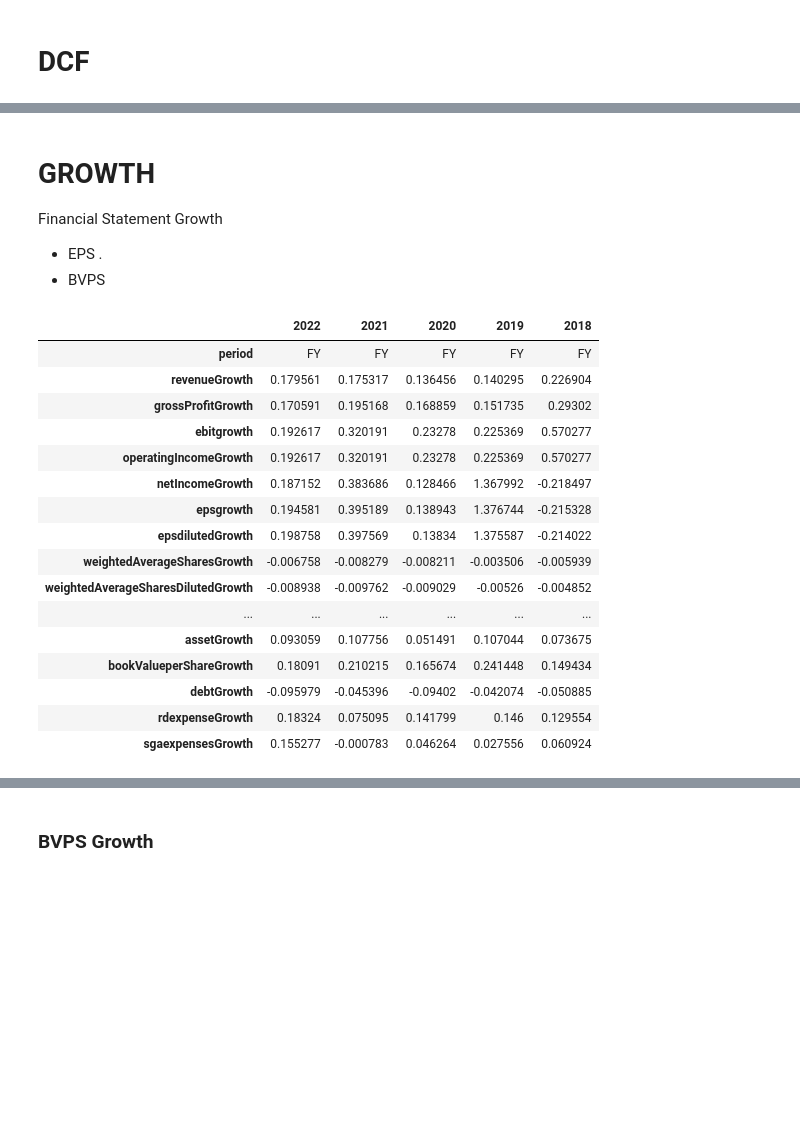
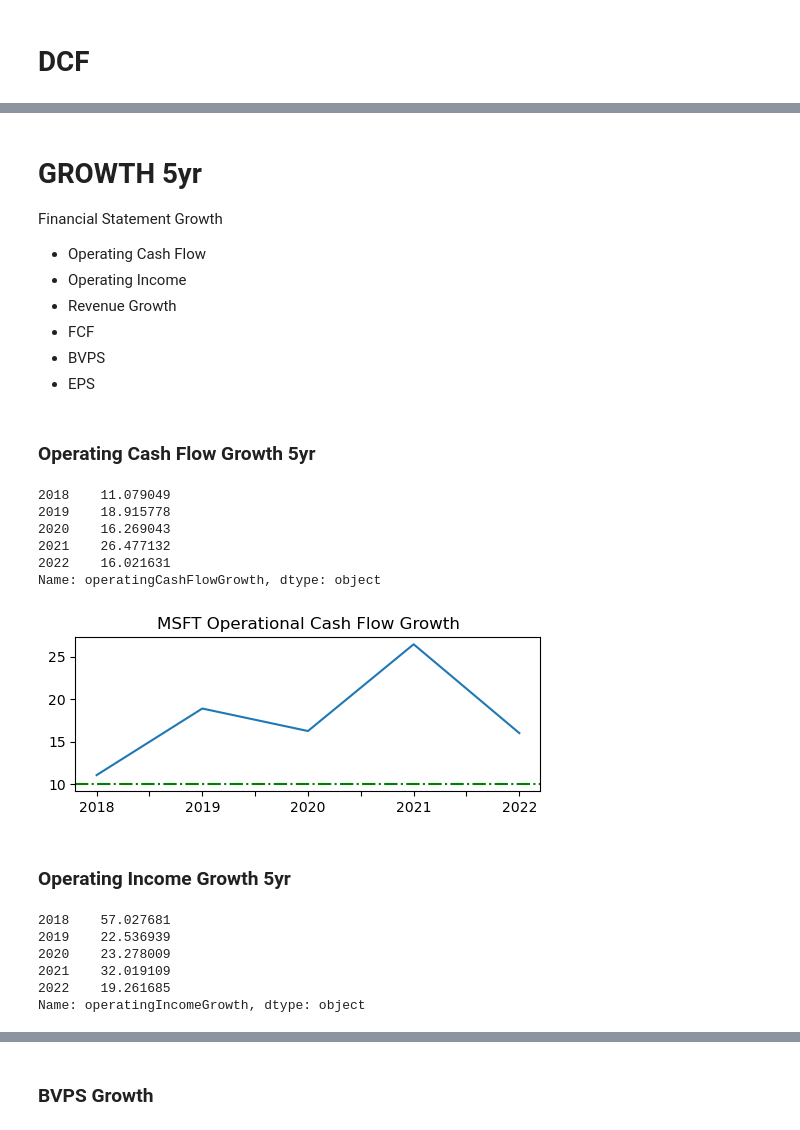
Before and after one commit to xitxat/FundamentalAnalysis, a Jupyter notebook: FA/Value01.ipynb, the cells around one changed output, grey strips where cells are left out. Saved outputs shown, nothing was run; the diff lists cells and outputs as text; code cells hidden in the pictures; blank space fills up the shorter version.

```diff
--- a/FA/Value01.ipynb
+++ b/FA/Value01.ipynb
@@ -43,27 +45,44 @@ dcf_bulk
 3 rows × 37 columns
 # %% [markdown]
-#   GROWTH
+#   GROWTH    5yr
 Financial Statement Growth
-* EPS  .
+* Operating Cash Flow
+* Operating Income
+* Revenue Growth
+* FCF
 * BVPS
+* EPS
 # %%
-fin_Growth = fa.financial_statement_growth(ticker, api_key, period="annual",  limit = 12)
+#   fa.financial_statement_growth
+fin_Growth = fa.financial_statement_growth(ticker, api_key, period="annual",  )
 fin_Growth
-# %% [output]
-|  | 2022 | 2021 | 2020 | 2019 | 2018 |
-| period | FY | FY | FY | FY | FY |
-| revenueGrowth | 0.179561 | 0.175317 | 0.136456 | 0.140295 | 0.226904 |
-| grossProfitGrowth | 0.170591 | 0.195168 | 0.168859 | 0.151735 | 0.29302 |
-| ebitgrowth | 0.192617 | 0.320191 | 0.23278 | 0.225369 | 0.570277 |
-| operatingIncomeGrowth | 0.192617 | 0.320191 | 0.23278 | 0.225369 | 0.570277 |
-| netIncomeGrowth | 0.187152 | 0.383686 | 0.128466 | 1.367992 | -0.218497 |
-| epsgrowth | 0.194581 | 0.395189 | 0.138943 | 1.376744 | -0.215328 |
-| epsdilutedGrowth | 0.198758 | 0.397569 | 0.13834 | 1.375587 | -0.214022 |
-| weightedAverageSharesGrowth | -0.006758 | -0.008279 | -0.008211 | -0.003506 | -0.005939 |
-| weightedAverageSharesDilutedGrowth | -0.008938 | -0.009762 | -0.009029 | -0.00526 | -0.004852 |
-| ... | ... | ... | ... | ... | ... |
-| assetGrowth | 0.093059 | 0.107756 | 0.051491 | 0.107044 | 0.073675 |
-| bookValueperShareGrowth | 0.18091 | 0.210215 | 0.165674 | 0.241448 | 0.149434 |
-| debtGrowth | -0.095979 | -0.045396 | -0.09402 | -0.042074 | -0.050885 |
-| rdexpenseGrowth | 0.18324 | 0.075095 | 0.141799 | 0.146 | 0.129554 |
-| sgaexpensesGrowth | 0.155277 | -0.000783 | 0.046264 | 0.027556 | 0.060924 |
+# %% [markdown]
+### Operating Cash Flow Growth 5yr
+# %%
+opCashFlwGrowth_5yr = fin_Growth.loc['operatingCashFlowGrowth'].head().iloc[::-1]*100
+opCashFlwGrowth_5yr
+# %% [output]
+2018    11.079049
+2019    18.915778
+2020    16.269043
+2021    26.477132
+2022    16.021631
+Name: operatingCashFlowGrowth, dtype: object
+# %%
+opCashFlwGrowth_5yr.plot(figsize=(6,2),  title= f'{ticker} Operational Cash Flow Growth') # , ylabel='YoY %'
+plt.axhline(y=10, color='g', linestyle='-.')
+plt.savefig('ImgCollect\\opCashFlwGrowth_5yr.png') # prep for export
+# %% [output]
+[figure, added]
+# %% [markdown]
+### Operating Income Growth 5yr
+# %%
+opIncomeGrowth_5yr = fin_Growth.loc['operatingIncomeGrowth'].head().iloc[::-1]*100
+opIncomeGrowth_5yr
+# %% [output]
+2018    57.027681
+2019    22.536939
+2020    23.278009
+2021    32.019109
+2022    19.261685
+Name: operatingIncomeGrowth, dtype: object
```
Also changed, not shown: parts of 28 cells of this notebook, 8 other files.
